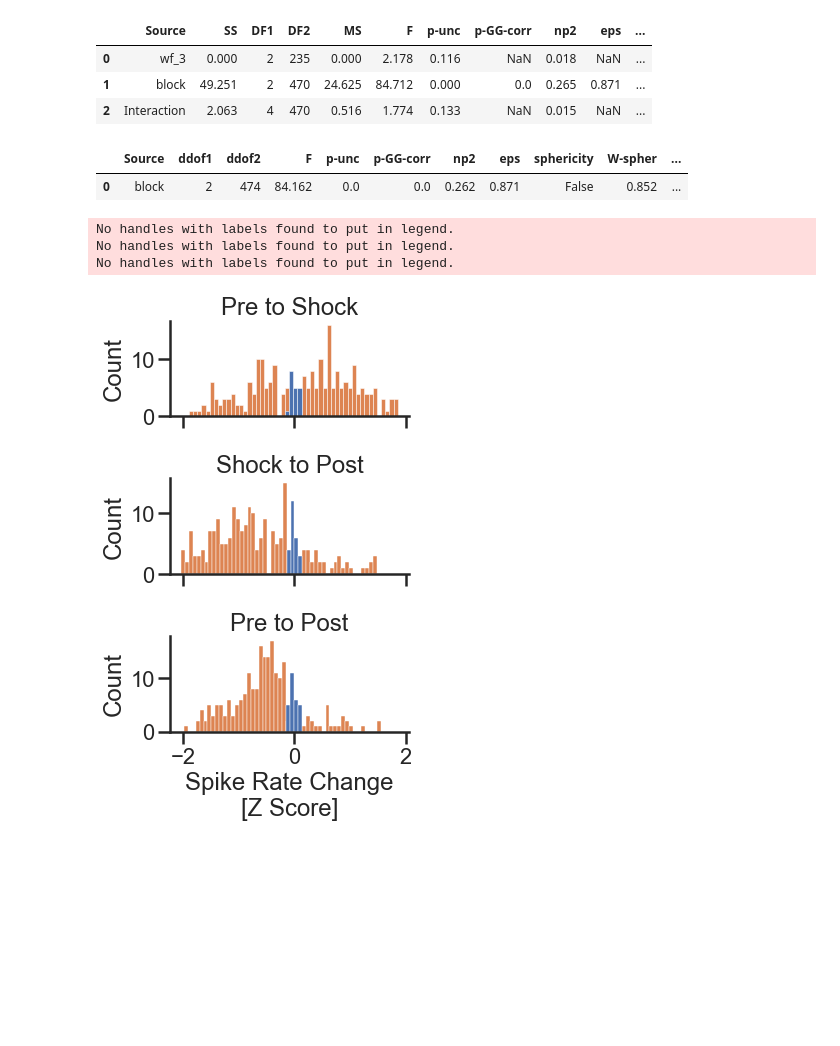
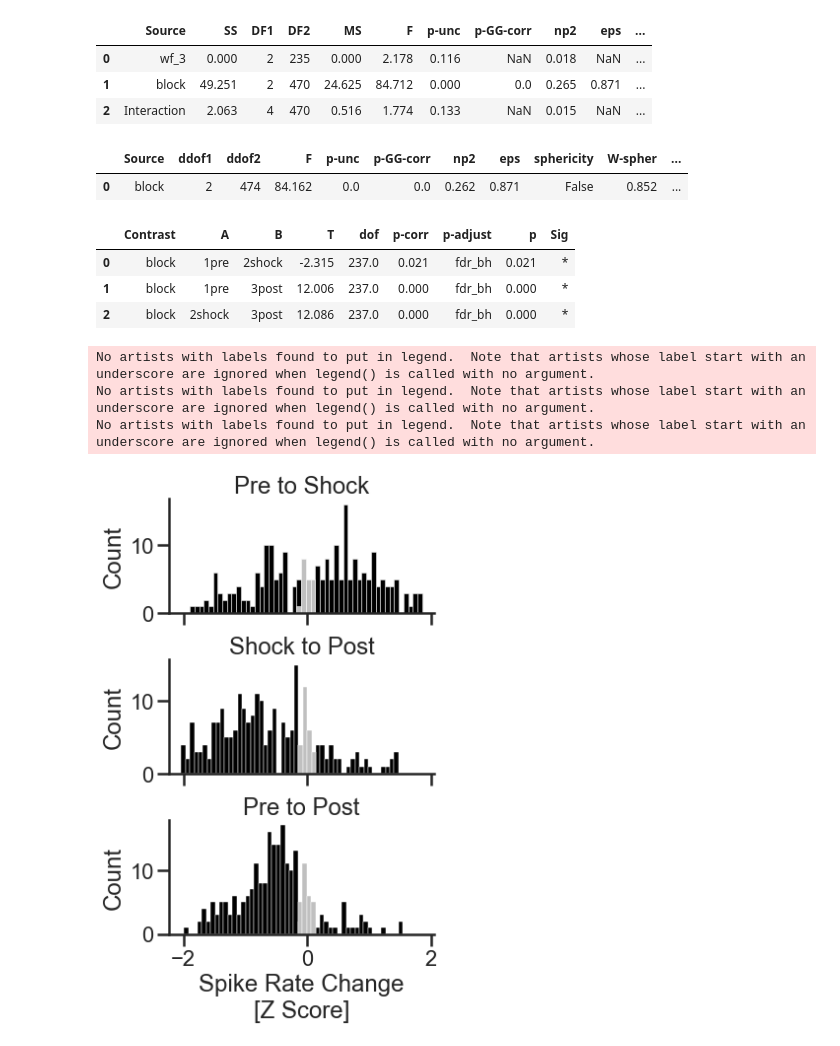
Before and after one commit to Ruairi-osul/drn-interactions, a Jupyter notebook: notebooks/rough work/Foot Shock/Slow TS - Single Units.ipynb, the cells around one changed output. Cells and saved outputs as stored; diff of their text form; code cells hidden in the pictures; blank space fills up the shorter version.

```diff
--- a/notebooks/rough work/Foot Shock/Slow TS - Single Units.ipynb
+++ b/notebooks/rough work/Foot Shock/Slow TS - Single Units.ipynb
@@ -126,33 +99,20 @@ mod.results_["anova"]
 # %%
 mod = SlowTSRespondersAnova()
 mod.get_responders(df_binned_piv=df_binned_piv, fit_unit_level_models=True)
-mod.results_["anova"]
+display(mod.results_["anova"])
+display(mod.results_["contrasts"])
 # %% [output]
 |  | Source | ddof1 | ddof2 | F | p-unc | p-GG-corr | np2 | eps | sphericity | W-spher | ... |
 | 0 | block | 2 | 474 | 84.162 | 0.0 | 0.0 | 0.262 | 0.871 | False | 0.852 | ... |
+|  | Contrast | A | B | T | dof | p-corr | p-adjust | p | Sig |
+| 0 | block | 1pre | 2shock | -2.315 | 237.0 | 0.021 | fdr_bh | 0.021 | * |
+| 1 | block | 1pre | 3post | 12.006 | 237.0 | 0.000 | fdr_bh | 0.000 | * |
+| 2 | block | 2shock | 3post | 12.086 | 237.0 | 0.000 | fdr_bh | 0.000 | * |
-# %%
-# plot results
-
-_, ax = plt.subplots(nrows=3, figsize=(5, 8), sharey=False, sharex=True)
-sns.set_theme(context="poster", style="ticks")
-sns.histplot(data=mod.results_["pre_to_shock"].assign(sig=lambda x: x["p_adj"] < 0.05), x="diff_inv", hue="sig", ax=ax[0], alpha=1, bins=50)
-
-sns.histplot(data=mod.results_["shock_to_post"].assign(sig=lambda x: x["p_adj"] < 0.05), x="diff_inv", hue="sig", ax=ax[1], alpha=1, bins=50)
-
-sns.histplot(data=mod.results_["pre_to_post"].assign(sig=lambda x: x["p_adj"] < 0.05), x="diff_inv", hue="sig", ax=ax[2], alpha=1, bins=50)
-ax[0].legend().remove()
-ax[1].legend().remove()
-ax[2].legend().remove()
-
-ax[0].set_title("Pre to Shock")
-ax[1].set_title("Shock to Post")
-ax[2].set_title("Pre to Post")
-
-ax[2].set_xlabel("Spike Rate Change\n[Z Score]")
-sns.despine()
-plt.tight_layout()
-# %% [output]
-No handles with labels found to put in legend.
-No handles with labels found to put in legend.
-No handles with labels found to put in legend.
-[figure, removed]
+# %%
+f = mod.plot_unit_effects()
+f.show()
+# %% [output]
+No artists with labels found to put in legend.  Note that artists whose label start with an underscore are ignored when legend() is called with no argument.
+No artists with labels found to put in legend.  Note that artists whose label start with an underscore are ignored when legend() is called with no argument.
+No artists with labels found to put in legend.  Note that artists whose label start with an underscore are ignored when legend() is called with no argument.
+[figure, added]
```
Also changed, not shown: parts of 7 cells of this notebook, 1 other file.
